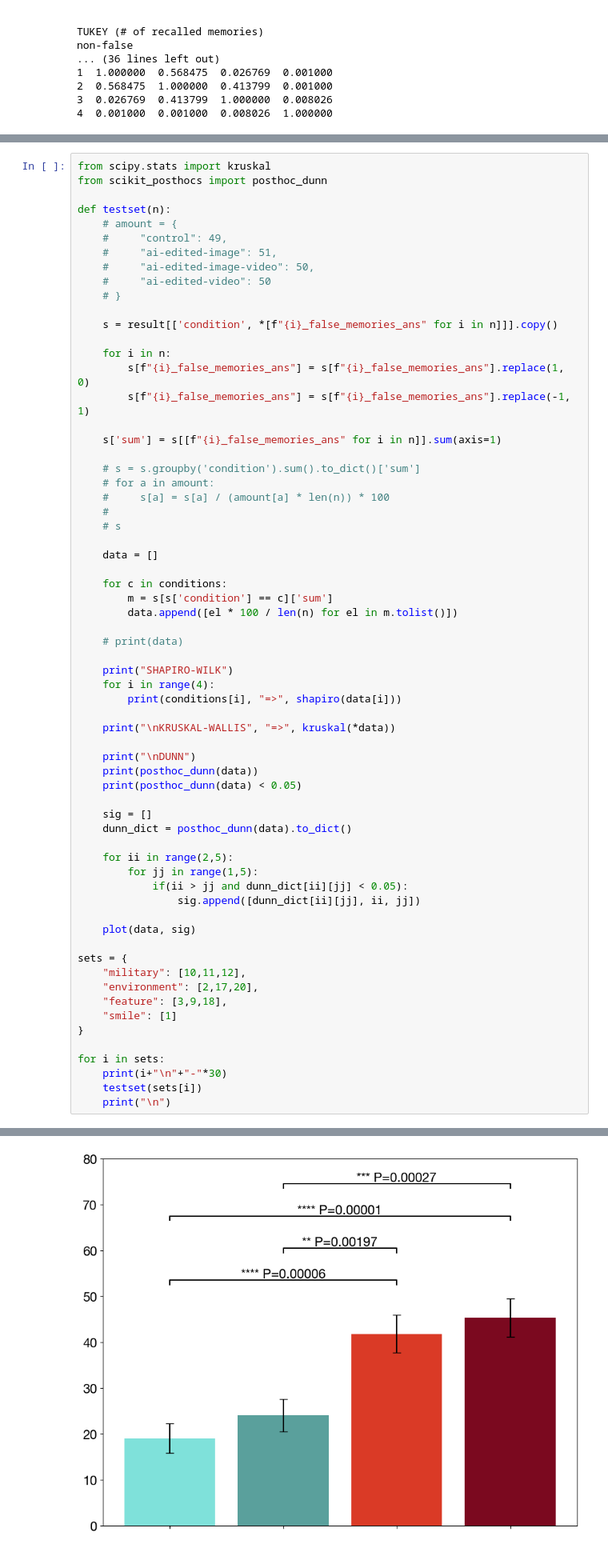
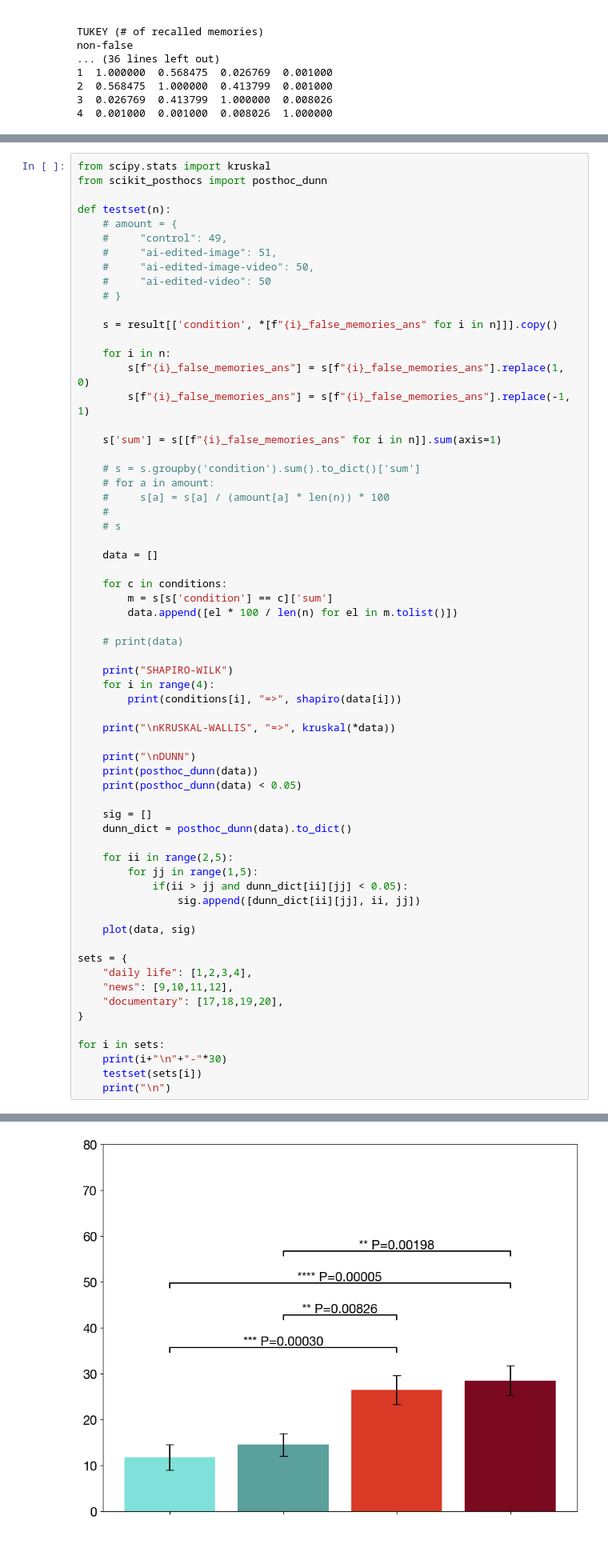
Before and after one commit to mitmedialab/synthetic-human-memories, a Jupyter notebook: analyze.ipynb, the cells around one changed output, grey strips where cells are left out. Shown: that part at 80% size. Saved outputs shown, nothing was run; the diff lists cells and outputs as text.

```diff
--- a/analyze.ipynb
+++ b/analyze.ipynb
@@ -836,10 +836,9 @@ def testset(n):
     plot(data, sig)
 
 sets = {
-    "military": [10,11,12],
-    "environment": [2,17,20],
-    "feature": [3,9,18],
-    "smile": [1]
+    "daily life": [1,2,3,4],
+    "news": [9,10,11,12],
+    "documentary": [17,18,19,20],
 }
 
 for i in sets:
@@ -903 +902 @@ ai-edited-image-video: M=45.333, err=4.191, s.d.=29.635
-[figure, old version]
+[figure, new version]
```
Also changed, not shown: parts of 3 cells of this notebook.
